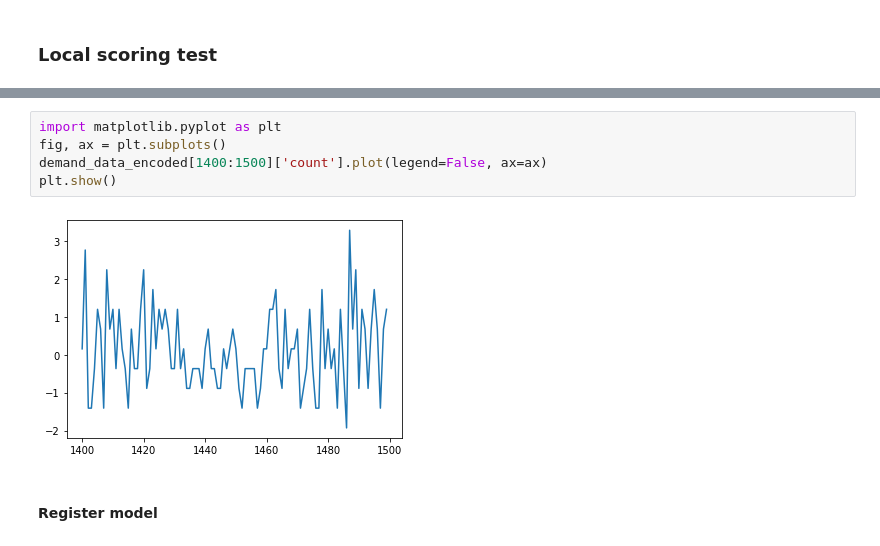
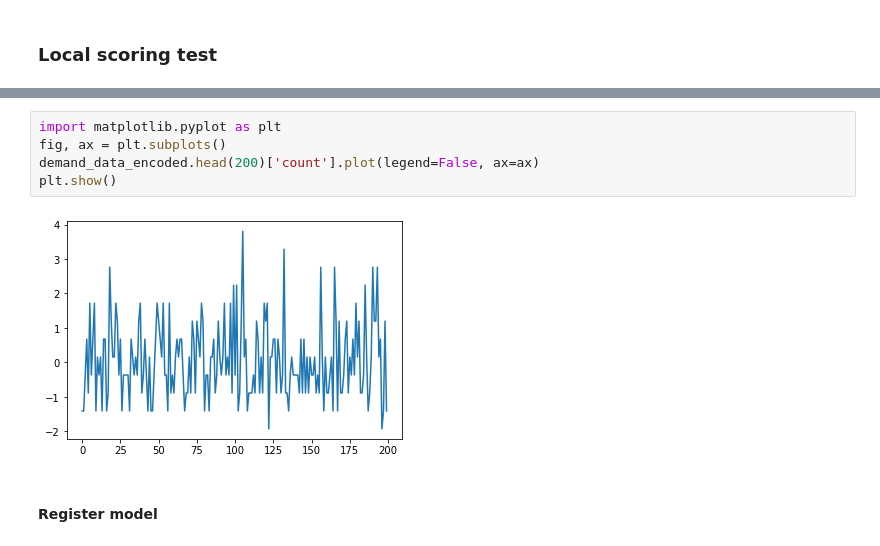
Before and after one commit to Azure/develop-streaming-analytics, a Jupyter notebook: common/ml/training.ipynb, the cells around one changed output, grey strips where cells are left out. Saved outputs shown, nothing was run; the diff lists cells and outputs as text.

```diff
--- a/common/ml/training.ipynb
+++ b/common/ml/training.ipynb
@@ -236,10 +215,10 @@ score(demand_data.head(22), loaded_model)
 # %%
 import matplotlib.pyplot as plt
 fig, ax = plt.subplots()
-demand_data_encoded[1400:1500]['count'].plot(legend=False, ax=ax)
+demand_data_encoded.head(200)['count'].plot(legend=False, ax=ax)
 plt.show()
 # %% [output]
-[figure, old version]
+[figure, new version]
 # %% [markdown]
 #### Register model
 # %%
```
Also changed, not shown: parts of 5 cells of this notebook, 6 other files.
